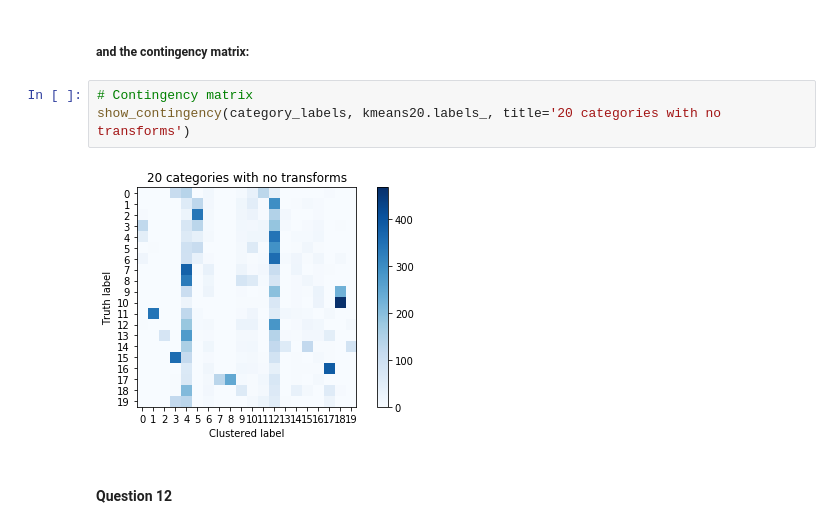
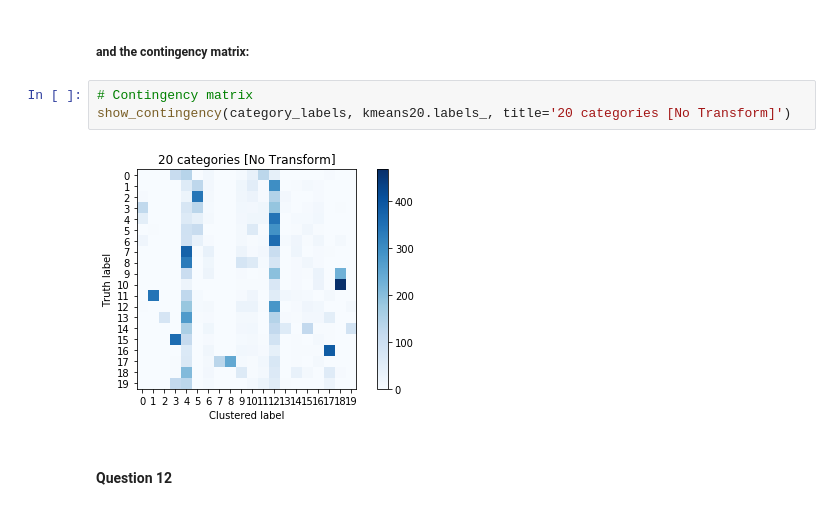
Before and after one commit to 219Winter2019adjz/Project2, a Jupyter notebook: Proj2.ipynb, the cells around one changed output. Drawn from its saved outputs; the diff is of its cells as text.

```diff
--- a/Proj2.ipynb
+++ b/Proj2.ipynb
@@ -803,9 +803,9 @@ Adjusted Mutual Information Score: 0.3048
 ##### and the contingency matrix:
 # %%
 # Contingency matrix
-show_contingency(category_labels, kmeans20.labels_, title='20 categories with no transforms')
+show_contingency(category_labels, kmeans20.labels_, title='20 categories [No Transform]')
 # %% [output]
-[figure, old version]
+[figure, new version]
 # %% [markdown]
 #### Question 12
 # %% [markdown]
```
Also changed, not shown: 11 other files.
